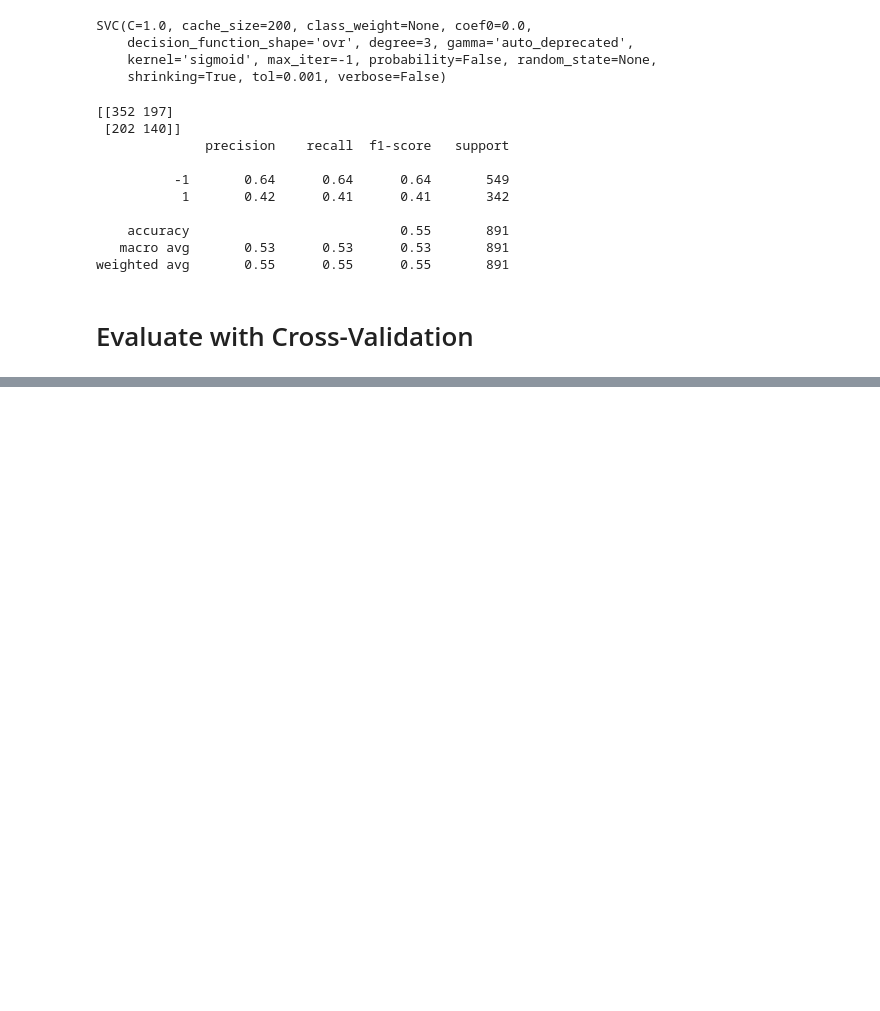
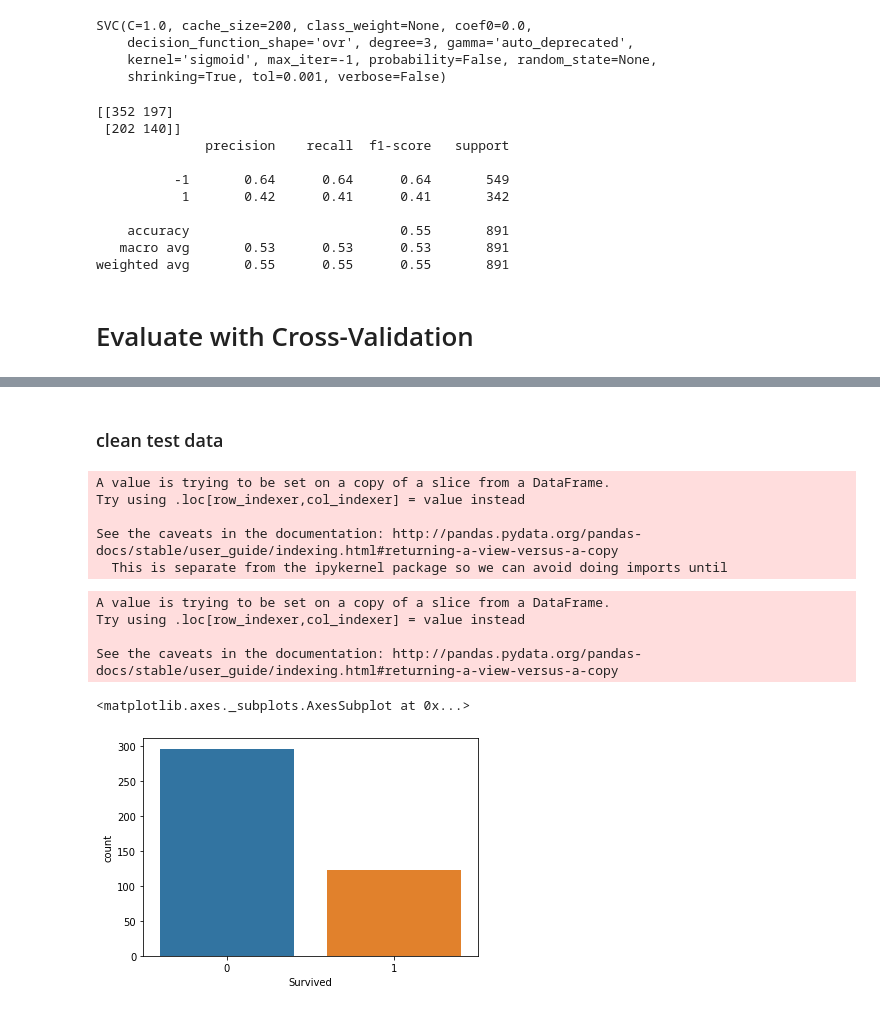
Before and after one commit to AjiNugroho/MachineLearning, a Jupyter notebook: titanic/titanic_disaster.ipynb, the cells around one changed output, grey strips where cells are left out. Saved outputs shown, nothing was run; the diff lists cells and outputs as text; code cells hidden in the pictures; blank space fills up the shorter version.

```diff
--- a/titanic/titanic_disaster.ipynb
+++ b/titanic/titanic_disaster.ipynb
@@ -580,0 +682,2 @@ weighted avg       0.55      0.55      0.55       891
+# %% [markdown]
+### clean test data
@@ -580,0 +700,48 @@ weighted avg       0.55      0.55      0.55       891
+# %%
+#one_hot
+test_data = pd.get_dummies(data=test_data,columns=['Pclass','Embarked','Age_Cat','Fare_cat'])
+# %%
+test_data['Pclass_1']=test_data['Pclass_1'].apply(Replacer)
+test_data['Pclass_2']=test_data['Pclass_2'].apply(Replacer)
+test_data['Pclass_3']=test_data['Pclass_3'].apply(Replacer)
+test_data['Embarked_C']=test_data['Embarked_C'].apply(Replacer)
+test_data['Embarked_Q']=test_data['Embarked_Q'].apply(Replacer)
+test_data['Embarked_S']=test_data['Embarked_S'].apply(Replacer)
+test_data['Age_Cat_kid']=test_data['Age_Cat_kid'].apply(Replacer)
+test_data['Age_Cat_teen']=test_data['Age_Cat_teen'].apply(Replacer)
+test_data['Age_Cat_prod_1']=test_data['Age_Cat_prod_1'].apply(Replacer)
+test_data['Age_Cat_prod_2']=test_data['Age_Cat_prod_2'].apply(Replacer)
+test_data['Age_Cat_retirement']=test_data['Age_Cat_retirement'].apply(Replacer)
+test_data['Age_Cat_old']=test_data['Age_Cat_old'].apply(Replacer)
+test_data['Fare_cat_cheapest']=test_data['Fare_cat_cheapest'].apply(Replacer)
+test_data['Fare_cat_normal']=test_data['Fare_cat_normal'].apply(Replacer)
+test_data['Fare_cat_medium']=test_data['Fare_cat_medium'].apply(Replacer)
+test_data['Fare_cat_high']=test_data['Fare_cat_high'].apply(Replacer)
+test_data['Fare_cat_expensive']=test_data['Fare_cat_expensive'].apply(Replacer)
+# %%
+X_feature =test_data[['is_cabin','Pclass_1','Fare_cat_expensive','Embarked_C','Age_Cat_kid','Pclass_2','Parch','Fare_cat_high','Age_Cat_prod_2','Fare_cat_medium','Fare_cat_normal']]
+X_submit = test_data[['PassengerId']]
+X_submit['Survived']=model_final.predict(X_feature)
+# %% [output]
+A value is trying to be set on a copy of a slice from a DataFrame.
+Try using .loc[row_indexer,col_indexer] = value instead
+
+See the caveats in the documentation: http://pandas.pydata.org/pandas-docs/stable/user_guide/indexing.html#returning-a-view-versus-a-copy
+  This is separate from the ipykernel package so we can avoid doing imports until
+# %%
+def changeresult(result):
+    if result == -1:
+        return 0
+    else:
+        return 1
+X_submit['Survived']=X_submit['Survived'].apply(changeresult)
+# %% [output]
+A value is trying to be set on a copy of a slice from a DataFrame.
+Try using .loc[row_indexer,col_indexer] = value instead
+
+See the caveats in the documentation: http://pandas.pydata.org/pandas-docs/stable/user_guide/indexing.html#returning-a-view-versus-a-copy
+# %%
+sns.countplot(X_submit['Survived'])
+# %% [output]
+<matplotlib.axes._subplots.AxesSubplot at 0x...>
+[figure, added]
```
Also changed, not shown: parts of 27 cells of this notebook, 1 other file.
